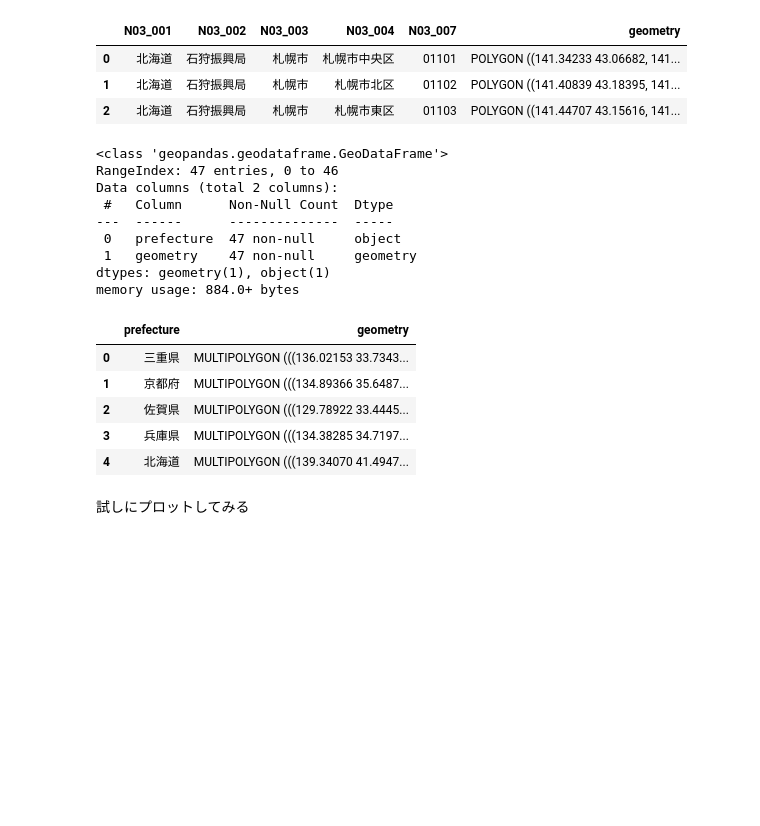
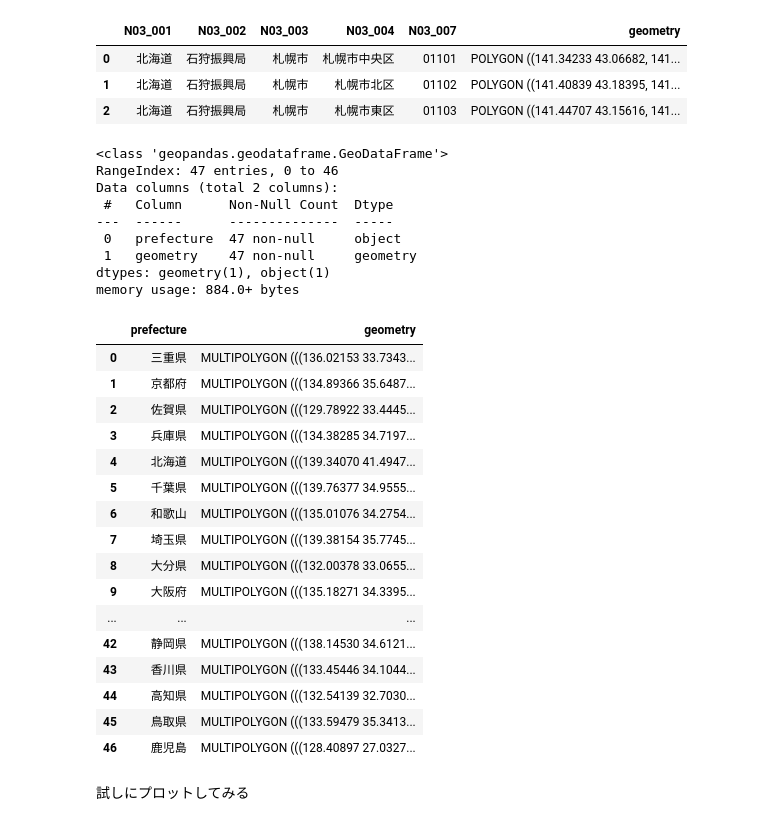
Before and after one commit to savioursho/open-data-analysis, a Jupyter notebook: projects/01-visualize/population/02-process-data.ipynb, the cells around one changed output. Drawn from its saved outputs; the diff is of its cells as text; code cells hidden in the pictures; blank space fills up the shorter version.

```diff
--- a/projects/01-visualize/population/02-process-data.ipynb
+++ b/projects/01-visualize/population/02-process-data.ipynb
@@ -135,27 +156,41 @@ def process_geo_data(gdf: gpd.GeoDataFrame) -> gpd.GeoDataFrame:
     # 都道府県単位にPolygonをまとめる
     gdf = gdf.dissolve(by="prefecture", as_index=False)
 
+    # 後の可視化で処理を軽量化するために、Polygonを単純化する
+    gdf = gdf.assign(geometry=gdf["geometry"].simplify(0.01))
+
     return gdf
 # %%
 gdf_japan_processed = process_geo_data(gdf_japan)
 gdf_japan_processed.info()
-gdf_japan_processed.head()
+gdf_japan_processed
 # %% [output]
 <class 'geopandas.geodataframe.GeoDataFrame'>
 RangeIndex: 47 entries, 0 to 46
 Data columns (total 2 columns):
  #   Column      Non-Null Count  Dtype
 ---  ------      --------------  -----
  0   prefecture  47 non-null     object
  1   geometry    47 non-null     geometry
 dtypes: geometry(1), object(1)
 memory usage: 884.0+ bytes
 |  | prefecture | geometry |
 | 0 | 三重県 | MULTIPOLYGON (((136.02153 33.7343... |
 | 1 | 京都府 | MULTIPOLYGON (((134.89366 35.6487... |
 | 2 | 佐賀県 | MULTIPOLYGON (((129.78922 33.4445... |
 | 3 | 兵庫県 | MULTIPOLYGON (((134.38285 34.7197... |
 | 4 | 北海道 | MULTIPOLYGON (((139.34070 41.4947... |
+| 5 | 千葉県 | MULTIPOLYGON (((139.76377 34.9555... |
+| 6 | 和歌山 | MULTIPOLYGON (((135.01076 34.2754... |
+| 7 | 埼玉県 | MULTIPOLYGON (((139.38154 35.7745... |
+| 8 | 大分県 | MULTIPOLYGON (((132.00378 33.0655... |
+| 9 | 大阪府 | MULTIPOLYGON (((135.18271 34.3395... |
+| ... | ... | ... |
+| 42 | 静岡県 | MULTIPOLYGON (((138.14530 34.6121... |
+| 43 | 香川県 | MULTIPOLYGON (((133.45446 34.1044... |
+| 44 | 高知県 | MULTIPOLYGON (((132.54139 32.7030... |
+| 45 | 鳥取県 | MULTIPOLYGON (((133.59479 35.3413... |
+| 46 | 鹿児島 | MULTIPOLYGON (((128.40897 27.0327... |
 # %% [markdown]
 試しにプロットしてみる
 # %%
```
Also changed, not shown: parts of 2 cells of this notebook, 3 other files.
